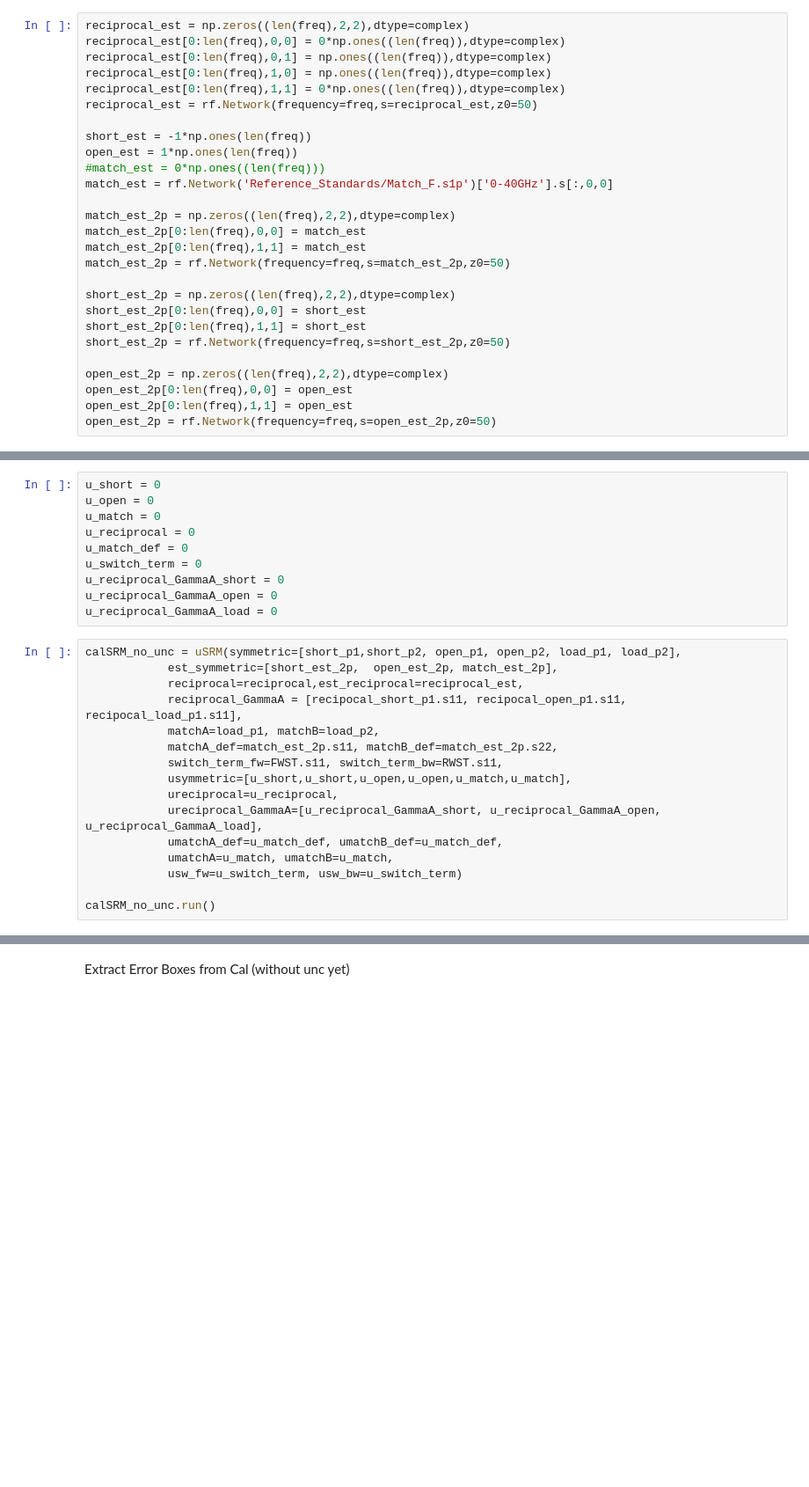
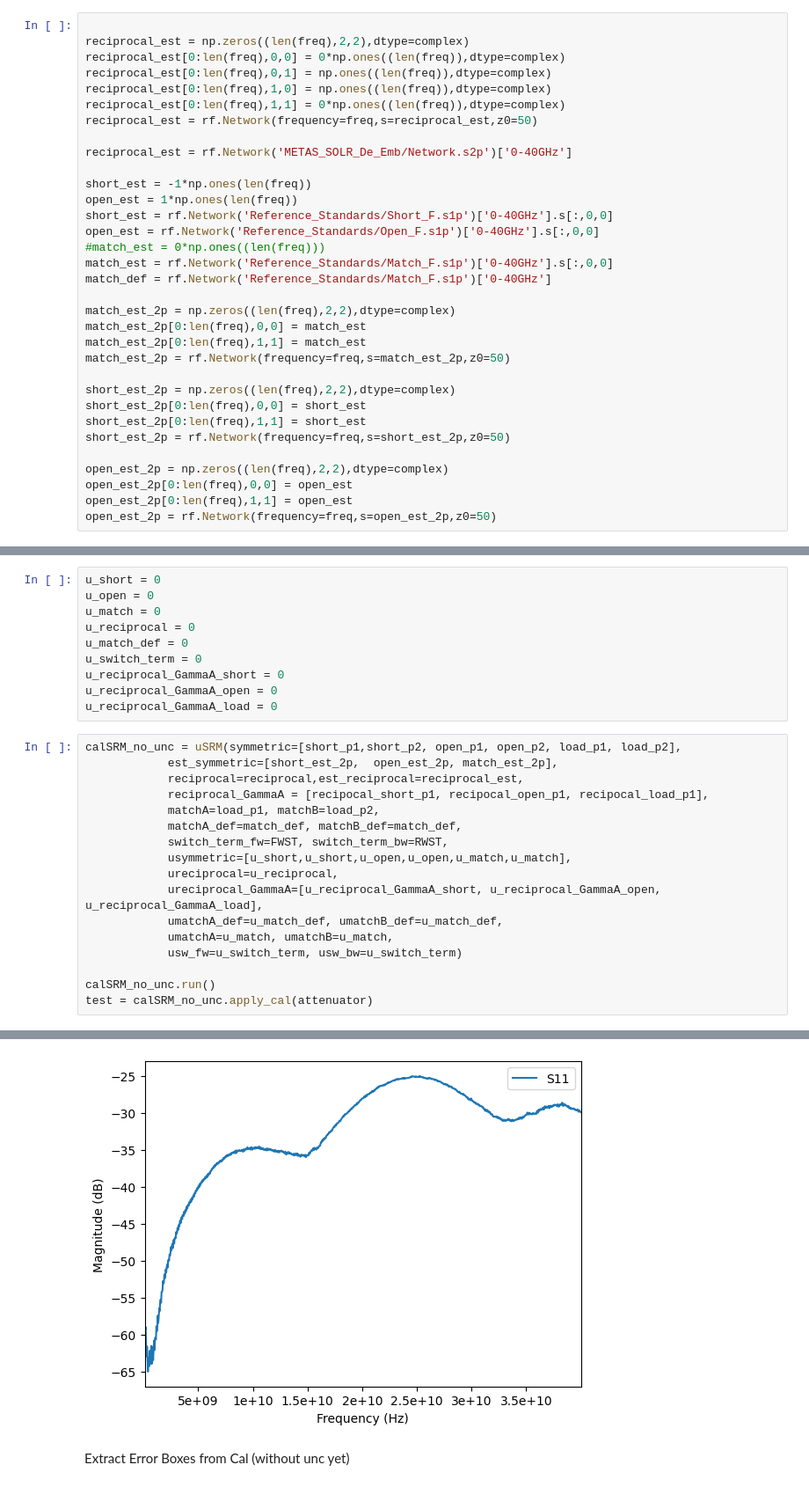
Before and after one commit to leb99-tug/SRM-linear-uncertainty-propagation, a Jupyter notebook: Example_Koax.ipynb, the cells around one changed output, grey strips where cells are left out. Shown at 88% size. Cells and saved outputs as stored; diff of their text form; blank space fills up the shorter version.

```diff
--- a/Example_Koax.ipynb
+++ b/Example_Koax.ipynb
@@ -36,6 +36,7 @@ freq = short_p1.frequency
 # %% [markdown]
 $\textbf{Construct Ideals}$
 # %%
+
 reciprocal_est = np.zeros((len(freq),2,2),dtype=complex)
 reciprocal_est[0:len(freq),0,0] = 0*np.ones((len(freq)),dtype=complex)
 reciprocal_est[0:len(freq),0,1] = np.ones((len(freq)),dtype=complex)
@@ -43,10 +44,15 @@ reciprocal_est[0:len(freq),1,0] = np.ones((len(freq)),dtype=complex)
 reciprocal_est[0:len(freq),1,1] = 0*np.ones((len(freq)),dtype=complex)
 reciprocal_est = rf.Network(frequency=freq,s=reciprocal_est,z0=50)
 
+reciprocal_est = rf.Network('METAS_SOLR_De_Emb/Network.s2p')['0-40GHz']
+
 short_est = -1*np.ones(len(freq))
 open_est = 1*np.ones(len(freq))
+short_est = rf.Network('Reference_Standards/Short_F.s1p')['0-40GHz'].s[:,0,0]
+open_est = rf.Network('Reference_Standards/Open_F.s1p')['0-40GHz'].s[:,0,0]
 #match_est = 0*np.ones((len(freq)))
 match_est = rf.Network('Reference_Standards/Match_F.s1p')['0-40GHz'].s[:,0,0]
+match_def = rf.Network('Reference_Standards/Match_F.s1p')['0-40GHz']
 
 match_est_2p = np.zeros((len(freq),2,2),dtype=complex)
 match_est_2p[0:len(freq),0,0] = match_est
@@ -162,21 +177,23 @@ u_reciprocal_GammaA_load = 0
 # %%
 calSRM_no_unc = uSRM(symmetric=[short_p1,short_p2, open_p1, open_p2, load_p1, load_p2],
             est_symmetric=[short_est_2p,  open_est_2p, match_est_2p],
             reciprocal=reciprocal,est_reciprocal=reciprocal_est,
-            reciprocal_GammaA = [recipocal_short_p1.s11, recipocal_open_p1.s11, recipocal_load_p1.s11],
+            reciprocal_GammaA = [recipocal_short_p1, recipocal_open_p1, recipocal_load_p1],
             matchA=load_p1, matchB=load_p2,
-            matchA_def=match_est_2p.s11, matchB_def=match_est_2p.s22,
-            switch_term_fw=FWST.s11, switch_term_bw=RWST.s11,
+            matchA_def=match_def, matchB_def=match_def,
+            switch_term_fw=FWST, switch_term_bw=RWST,
             usymmetric=[u_short,u_short,u_open,u_open,u_match,u_match],
             ureciprocal=u_reciprocal,
             ureciprocal_GammaA=[u_reciprocal_GammaA_short, u_reciprocal_GammaA_open, u_reciprocal_GammaA_load],
             umatchA_def=u_match_def, umatchB_def=u_match_def,
             umatchA=u_match, umatchB=u_match,
             usw_fw=u_switch_term, usw_bw=u_switch_term)
 
 calSRM_no_unc.run()
+test = calSRM_no_unc.apply_cal(attenuator)
 # %% [output]
 SRM is running...
+[figure, added]
 # %% [markdown]
 Extract Error Boxes from Cal (without unc yet)
 # %%
```
Also changed, not shown: parts of 14 cells of this notebook, 3 other files.
